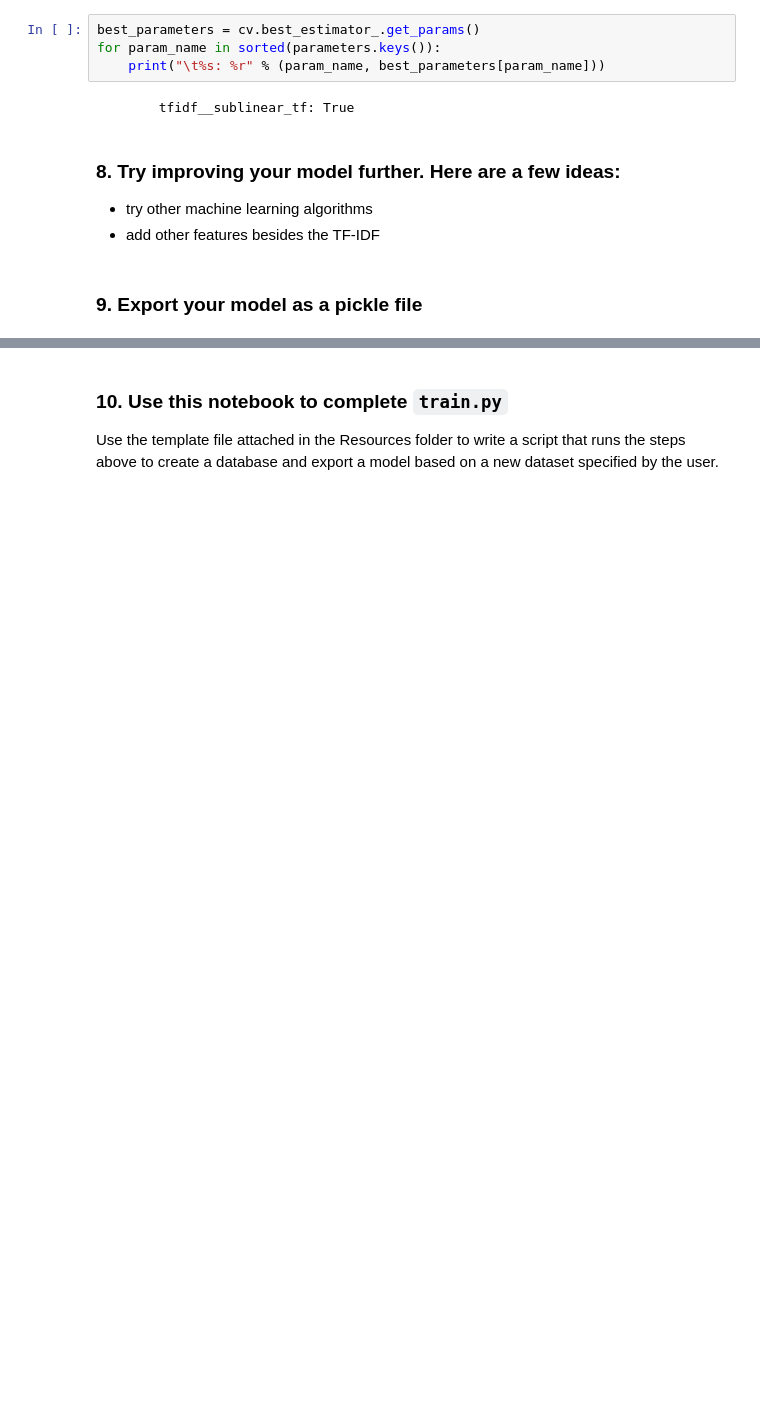
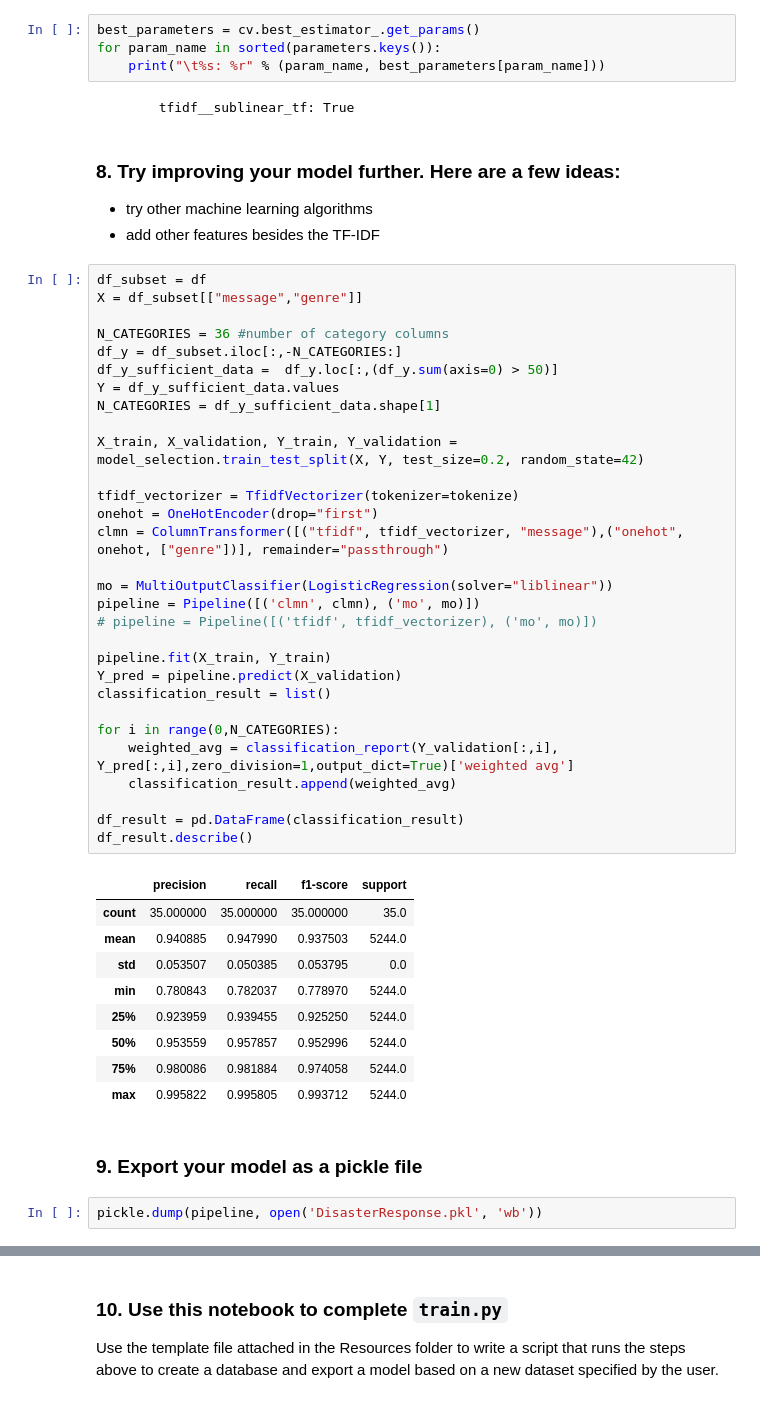
Before and after one commit to BartLeplae/Disaster-Response-ble, a Jupyter notebook: models/ML Pipeline Preparation.ipynb, the cells around one changed output, grey strips where cells are left out. Drawn from its saved outputs; the diff is of its cells as text; blank space fills up the shorter version.

Commit message:
Added genre as extra predictor

```diff
--- a/models/ML Pipeline Preparation.ipynb
+++ b/models/ML Pipeline Preparation.ipynb
@@ -185,5 +165,47 @@ for param_name in sorted(parameters.keys()):
 ### 8. Try improving your model further. Here are a few ideas:
 * try other machine learning algorithms
 * add other features besides the TF-IDF
+# %%
+df_subset = df
+X = df_subset[["message","genre"]]
+
+N_CATEGORIES = 36 #number of category columns
+df_y = df_subset.iloc[:,-N_CATEGORIES:]
+df_y_sufficient_data =  df_y.loc[:,(df_y.sum(axis=0) > 50)]
+Y = df_y_sufficient_data.values
+N_CATEGORIES = df_y_sufficient_data.shape[1]
+
+X_train, X_validation, Y_train, Y_validation = model_selection.train_test_split(X, Y, test_size=0.2, random_state=42)
+
+tfidf_vectorizer = TfidfVectorizer(tokenizer=tokenize)
+onehot = OneHotEncoder(drop="first")
+clmn = ColumnTransformer([("tfidf", tfidf_vectorizer, "message"),("onehot", onehot, ["genre"])], remainder="passthrough")
+
+mo = MultiOutputClassifier(LogisticRegression(solver="liblinear"))
+pipeline = Pipeline([('clmn', clmn), ('mo', mo)])
+# pipeline = Pipeline([('tfidf', tfidf_vectorizer), ('mo', mo)])
+
+pipeline.fit(X_train, Y_train)
+Y_pred = pipeline.predict(X_validation)
+classification_result = list()
+
+for i in range(0,N_CATEGORIES):
+    weighted_avg = classification_report(Y_validation[:,i], Y_pred[:,i],zero_division=1,output_dict=True)['weighted avg']
+    classification_result.append(weighted_avg)
+
+df_result = pd.DataFrame(classification_result)
+df_result.describe()
+# %% [output]
+|  | precision | recall | f1-score | support |
+| count | 35.000000 | 35.000000 | 35.000000 | 35.0 |
+| mean | 0.940885 | 0.947990 | 0.937503 | 5244.0 |
+| std | 0.053507 | 0.050385 | 0.053795 | 0.0 |
+| min | 0.780843 | 0.782037 | 0.778970 | 5244.0 |
+| 25% | 0.923959 | 0.939455 | 0.925250 | 5244.0 |
+| 50% | 0.953559 | 0.957857 | 0.952996 | 5244.0 |
+| 75% | 0.980086 | 0.981884 | 0.974058 | 5244.0 |
+| max | 0.995822 | 0.995805 | 0.993712 | 5244.0 |
 # %% [markdown]
 ### 9. Export your model as a pickle file
+# %%
+pickle.dump(pipeline, open('DisasterResponse.pkl', 'wb'))
```
Also changed, not shown: parts of 7 cells of this notebook, 1 other file.
